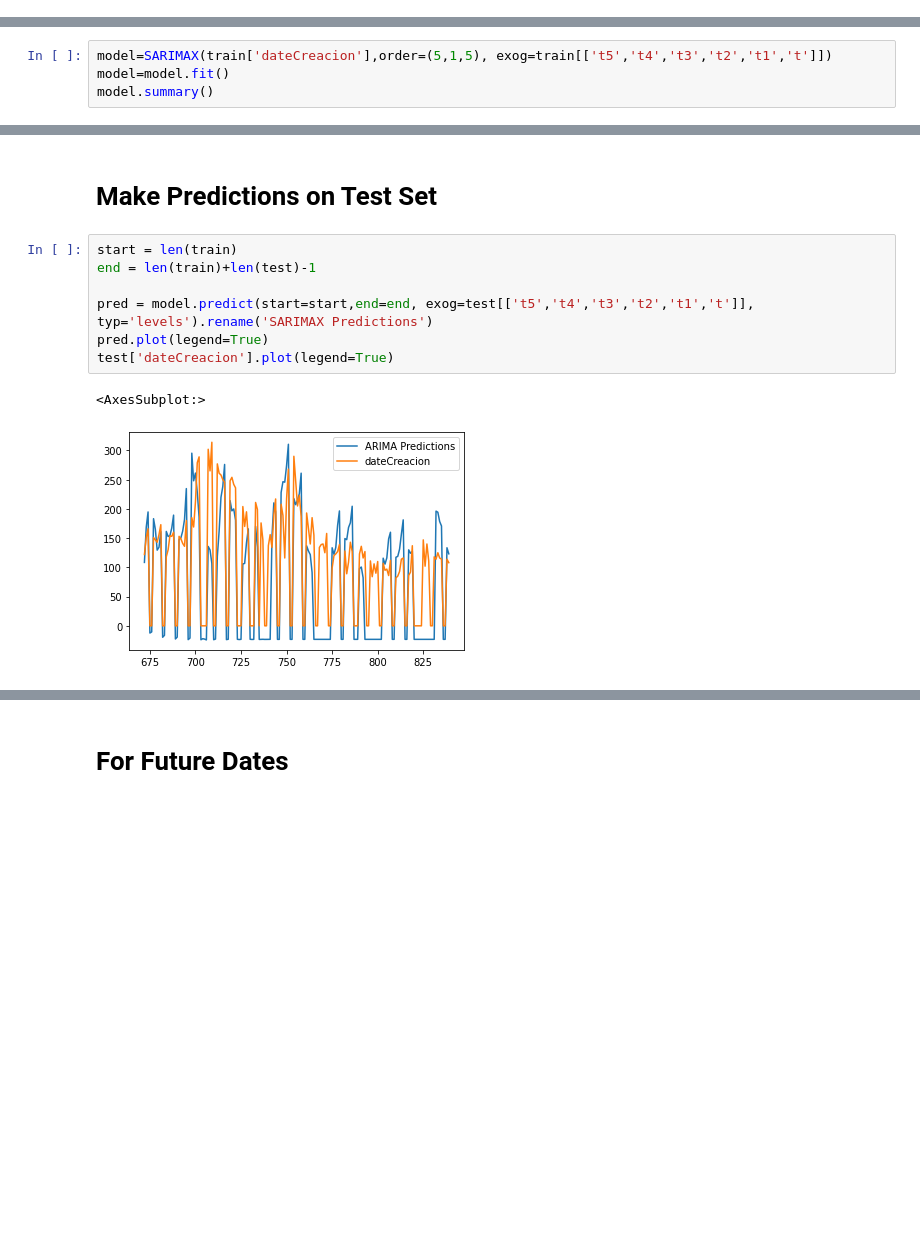
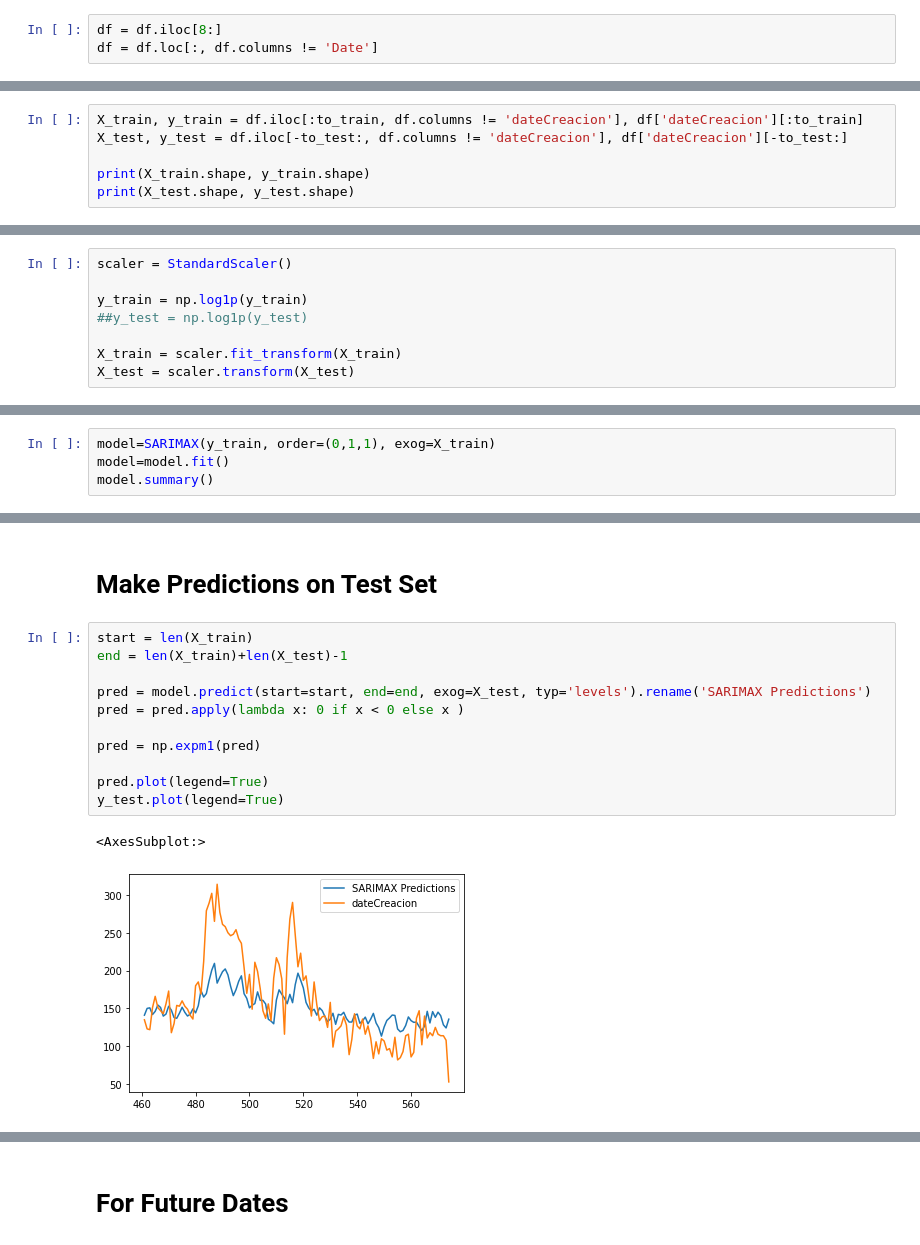
Before and after one commit to toniet/TFG, a Jupyter notebook: CCT_Festivos_Exogenas_SARIMAX.ipynb, the cells around one changed output, grey strips where cells are left out. Cells and saved outputs as stored; diff of their text form; blank space fills up the shorter version.

Commit message:
SARIMAX updated

```diff
--- a/CCT_Festivos_Exogenas_SARIMAX.ipynb
+++ b/CCT_Festivos_Exogenas_SARIMAX.ipynb
@@ -205,3 +270,6 @@ adf_test(df['dateCreacion'])
+# %%
+df = df.iloc[8:]
+df = df.loc[:, df.columns != 'Date']
 # %%
 from pmdarima import auto_arima
 # Ignore harmless warnings
@@ -274,0 +336,6 @@ print(to_train+to_test)
+# %%
+X_train, y_train = df.iloc[:to_train, df.columns != 'dateCreacion'], df['dateCreacion'][:to_train]
+X_test, y_test = df.iloc[-to_test:, df.columns != 'dateCreacion'], df['dateCreacion'][-to_test:]
+
+print(X_train.shape, y_train.shape)
+print(X_test.shape, y_test.shape)
@@ -301,9 +356,17 @@ Name: 839, dtype: object
+# %%
+scaler = StandardScaler()
+
+y_train = np.log1p(y_train)
+##y_test = np.log1p(y_test)
+
+X_train = scaler.fit_transform(X_train)
+X_test = scaler.transform(X_test)
 # %% [markdown]
 ## Train the Model
 # %%
 from statsmodels.tsa.statespace.sarimax import SARIMAX
 # %%
-model=SARIMAX(train['dateCreacion'],order=(5,1,5), exog=train[['t5','t4','t3','t2','t1','t']])
+model=SARIMAX(y_train, order=(0,1,1), exog=X_train)
 model=model.fit()
 model.summary()
 # %% [output]
@@ -340,13 +404,17 @@ Warnings:
 # %% [markdown]
 # Make Predictions on Test Set
 # %%
-start = len(train)
-end = len(train)+len(test)-1
+start = len(X_train)
+end = len(X_train)+len(X_test)-1
 
-pred = model.predict(start=start,end=end, exog=test[['t5','t4','t3','t2','t1','t']], typ='levels').rename('SARIMAX Predictions')
+pred = model.predict(start=start, end=end, exog=X_test, typ='levels').rename('SARIMAX Predictions')
+pred = pred.apply(lambda x: 0 if x < 0 else x )
+
+pred = np.expm1(pred)
+
 pred.plot(legend=True)
-test['dateCreacion'].plot(legend=True)
+y_test.plot(legend=True)
 # %% [output]
 <AxesSubplot:>
-[figure, old version]
+[figure, new version]
 # %%
```
Also changed, not shown: parts of 34 cells of this notebook.
